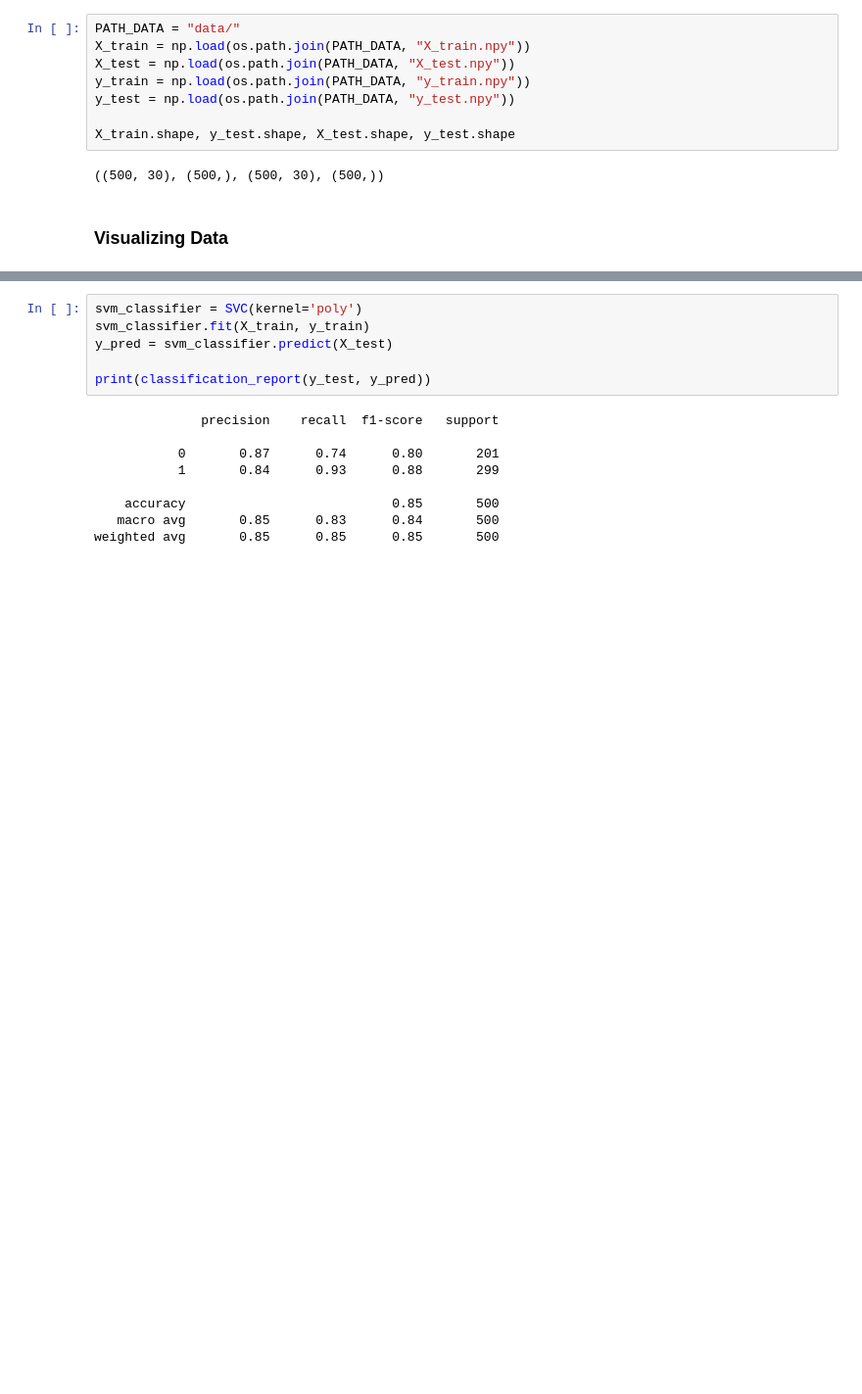
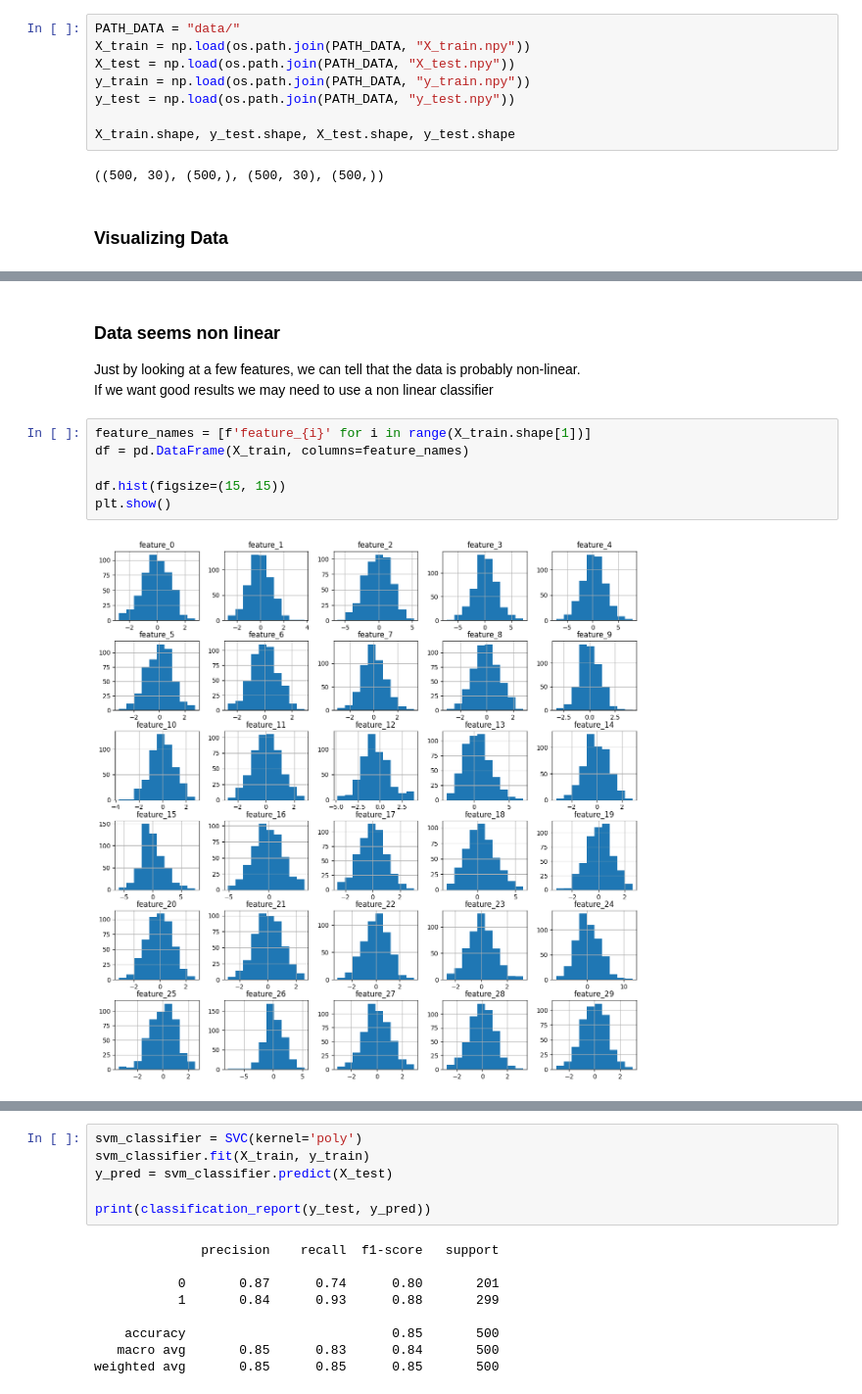
Before and after one commit to lea-margery/FTML-Project, a Jupyter notebook: Exercice5_classification_given_dataset/test.ipynb, the cells around one changed output, grey strips where cells are left out. Shown at 98% size. Drawn from its saved outputs; the diff is of its cells as text; blank space fills up the shorter version.

Commit message:
feat(): added explanations but still need to explain hyperparam C and gama + why polynomal feat is good

```diff
--- a/Exercice5_classification_given_dataset/test.ipynb
+++ b/Exercice5_classification_given_dataset/test.ipynb
@@ -33,0 +43,12 @@ X_train.shape, y_test.shape, X_test.shape, y_test.shape
+# %% [markdown]
+### Data seems non linear
+Just by looking at a few features, we can tell that the data is probably non-linear.\
+If we want good results we may need to use a non linear classifier
+# %%
+feature_names = [f'feature_{i}' for i in range(X_train.shape[1])]
+df = pd.DataFrame(X_train, columns=feature_names)
+
+df.hist(figsize=(15, 15))
+plt.show()
+# %% [output]
+[figure, added]
```
Also changed, not shown: parts of 12 cells of this notebook.
